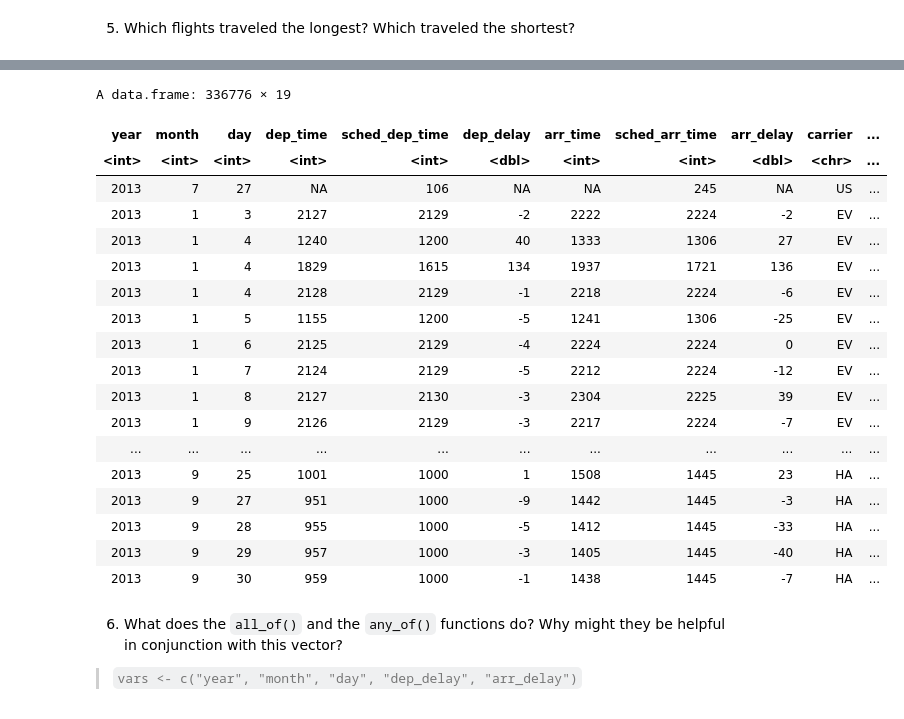
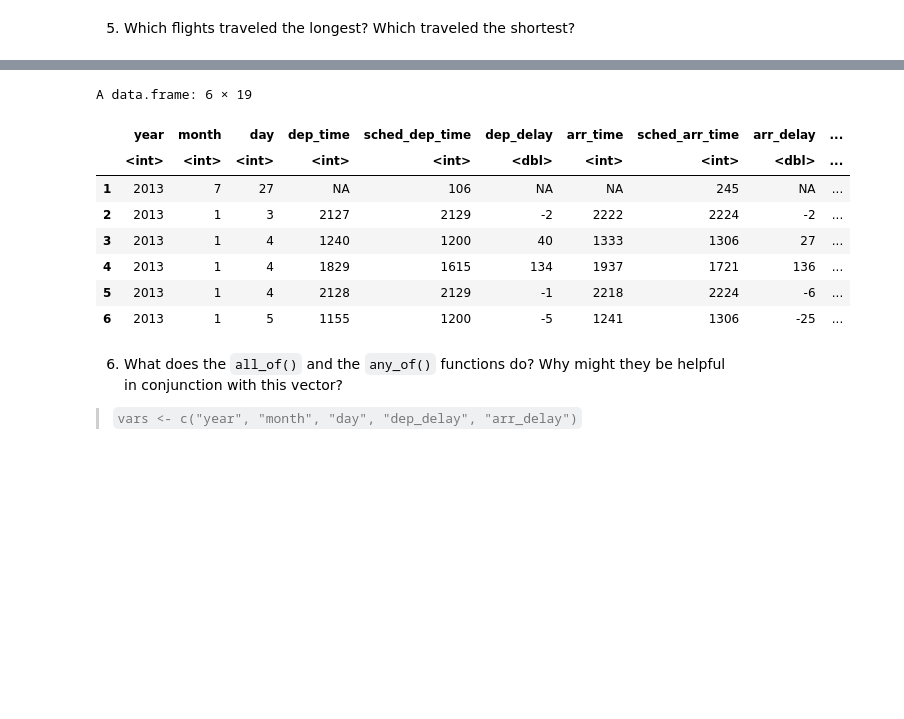
Before and after one commit to MathiasSchindlerCPH/BSE-T2-Data-Visualization-repo, a Jupyter notebook: PSET1/MSCH_PSET1_data-viz.ipynb, the cells around one changed output, grey strips where cells are left out. Saved outputs shown, nothing was run; the diff lists cells and outputs as text; code cells hidden in the pictures; blank space fills up the shorter version.

```diff
--- a/PSET1/MSCH_PSET1_data-viz.ipynb
+++ b/PSET1/MSCH_PSET1_data-viz.ipynb
@@ -335,26 +238,16 @@ A data.frame: 336776 × 19
 # %%
 # Shortest distance
-arrange(df, distance)
+head(arrange(df, distance))
 # %% [output]
-A data.frame: 336776 × 19
+A data.frame: 6 × 19
-| year | month | day | dep_time | sched_dep_time | dep_delay | arr_time | sched_arr_time | arr_delay | carrier | ... |
-| <int> | <int> | <int> | <int> | <int> | <dbl> | <int> | <int> | <dbl> | <chr> | ... |
-| 2013 | 7 | 27 | NA | 106 | NA | NA | 245 | NA | US | ... |
-| 2013 | 1 | 3 | 2127 | 2129 | -2 | 2222 | 2224 | -2 | EV | ... |
-| 2013 | 1 | 4 | 1240 | 1200 | 40 | 1333 | 1306 | 27 | EV | ... |
-| 2013 | 1 | 4 | 1829 | 1615 | 134 | 1937 | 1721 | 136 | EV | ... |
-| 2013 | 1 | 4 | 2128 | 2129 | -1 | 2218 | 2224 | -6 | EV | ... |
-| 2013 | 1 | 5 | 1155 | 1200 | -5 | 1241 | 1306 | -25 | EV | ... |
-| 2013 | 1 | 6 | 2125 | 2129 | -4 | 2224 | 2224 | 0 | EV | ... |
-| 2013 | 1 | 7 | 2124 | 2129 | -5 | 2212 | 2224 | -12 | EV | ... |
-| 2013 | 1 | 8 | 2127 | 2130 | -3 | 2304 | 2225 | 39 | EV | ... |
-| 2013 | 1 | 9 | 2126 | 2129 | -3 | 2217 | 2224 | -7 | EV | ... |
-| ... | ... | ... | ... | ... | ... | ... | ... | ... | ... | ... |
-| 2013 | 9 | 25 | 1001 | 1000 | 1 | 1508 | 1445 | 23 | HA | ... |
-| 2013 | 9 | 27 | 951 | 1000 | -9 | 1442 | 1445 | -3 | HA | ... |
-| 2013 | 9 | 28 | 955 | 1000 | -5 | 1412 | 1445 | -33 | HA | ... |
-| 2013 | 9 | 29 | 957 | 1000 | -3 | 1405 | 1445 | -40 | HA | ... |
-| 2013 | 9 | 30 | 959 | 1000 | -1 | 1438 | 1445 | -7 | HA | ... |
+|  | year | month | day | dep_time | sched_dep_time | dep_delay | arr_time | sched_arr_time | arr_delay | ... |
+|  | <int> | <int> | <int> | <int> | <int> | <dbl> | <int> | <int> | <dbl> | ... |
+| 1 | 2013 | 7 | 27 | NA | 106 | NA | NA | 245 | NA | ... |
+| 2 | 2013 | 1 | 3 | 2127 | 2129 | -2 | 2222 | 2224 | -2 | ... |
+| 3 | 2013 | 1 | 4 | 1240 | 1200 | 40 | 1333 | 1306 | 27 | ... |
+| 4 | 2013 | 1 | 4 | 1829 | 1615 | 134 | 1937 | 1721 | 136 | ... |
+| 5 | 2013 | 1 | 4 | 2128 | 2129 | -1 | 2218 | 2224 | -6 | ... |
+| 6 | 2013 | 1 | 5 | 1155 | 1200 | -5 | 1241 | 1306 | -25 | ... |
 # %% [markdown]
 6. What does the `all_of()` and the `any_of()` functions do? Why might they be helpful in conjunction with this vector?
 > `vars <- c("year", "month", "day", "dep_delay", "arr_delay")`
```
Also changed, not shown: parts of 13 cells of this notebook.
